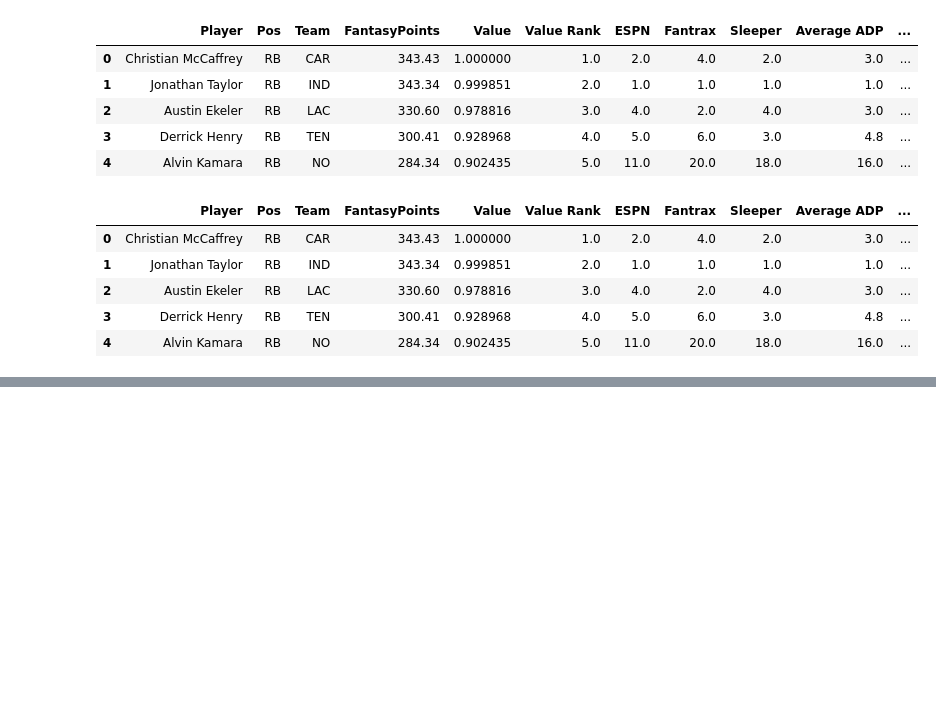
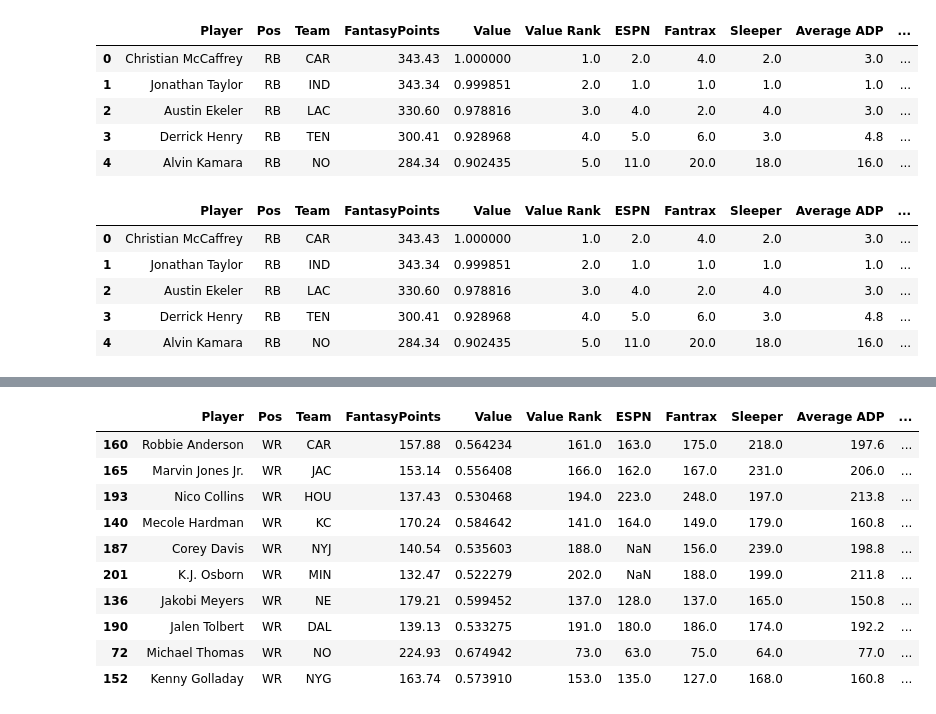
Before and after one commit to oldgreg07/Journey-to-the-Center-of-Python, a Jupyter notebook: ExploringPandas.ipynb, the cells around one changed output, grey strips where cells are left out. Drawn from its saved outputs; the diff is of its cells as text; code cells hidden in the pictures; blank space fills up the shorter version.

```diff
--- a/ExploringPandas.ipynb
+++ b/ExploringPandas.ipynb
@@ -300,0 +316,15 @@ rb_draft_pool.sort_values(by='Diff in ADP and Value', ascending=False)[:10]
+# %%
+# top 10 WR sleepers for this year's draft. Hindsight is 2020, but all of these proved to be incorrect. None of these players had more than a handful of worthwhile games, at best.
+wr_draft_pool.sort_values(by='Diff in ADP and Value', ascending=False)[:10]
+# %% [output]
+|  | Player | Pos | Team | FantasyPoints | Value | Value Rank | ESPN | Fantrax | Sleeper | Average ADP | ... |
+| 160 | Robbie Anderson | WR | CAR | 157.88 | 0.564234 | 161.0 | 163.0 | 175.0 | 218.0 | 197.6 | ... |
+| 165 | Marvin Jones Jr. | WR | JAC | 153.14 | 0.556408 | 166.0 | 162.0 | 167.0 | 231.0 | 206.0 | ... |
+| 193 | Nico Collins | WR | HOU | 137.43 | 0.530468 | 194.0 | 223.0 | 248.0 | 197.0 | 213.8 | ... |
+| 140 | Mecole Hardman | WR | KC | 170.24 | 0.584642 | 141.0 | 164.0 | 149.0 | 179.0 | 160.8 | ... |
+| 187 | Corey Davis | WR | NYJ | 140.54 | 0.535603 | 188.0 | NaN | 156.0 | 239.0 | 198.8 | ... |
+| 201 | K.J. Osborn | WR | MIN | 132.47 | 0.522279 | 202.0 | NaN | 188.0 | 199.0 | 211.8 | ... |
+| 136 | Jakobi Meyers | WR | NE | 179.21 | 0.599452 | 137.0 | 128.0 | 137.0 | 165.0 | 150.8 | ... |
+| 190 | Jalen Tolbert | WR | DAL | 139.13 | 0.533275 | 191.0 | 180.0 | 186.0 | 174.0 | 192.2 | ... |
+| 72 | Michael Thomas | WR | NO | 224.93 | 0.674942 | 73.0 | 63.0 | 75.0 | 64.0 | 77.0 | ... |
+| 152 | Kenny Golladay | WR | NYG | 163.74 | 0.573910 | 153.0 | 135.0 | 127.0 | 168.0 | 160.8 | ... |
```
Also changed, not shown: parts of 7 cells of this notebook.
